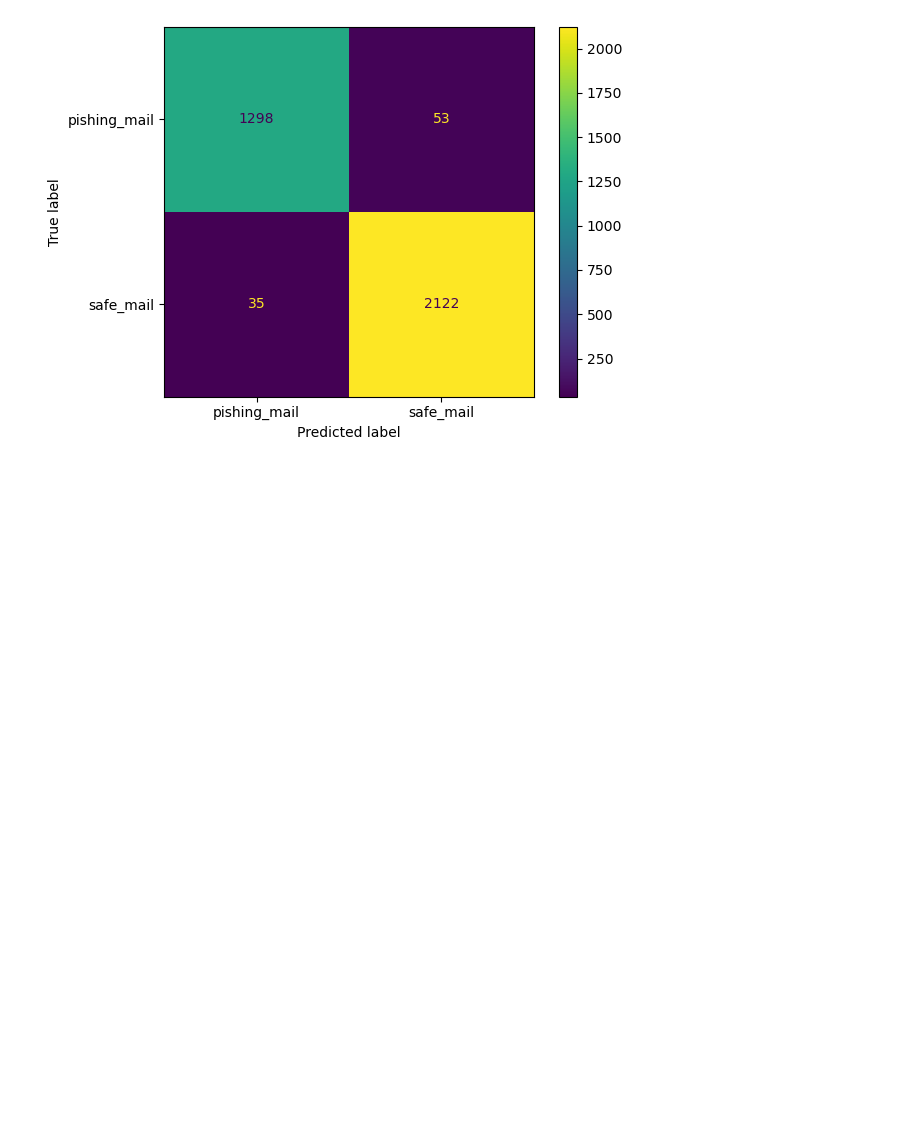
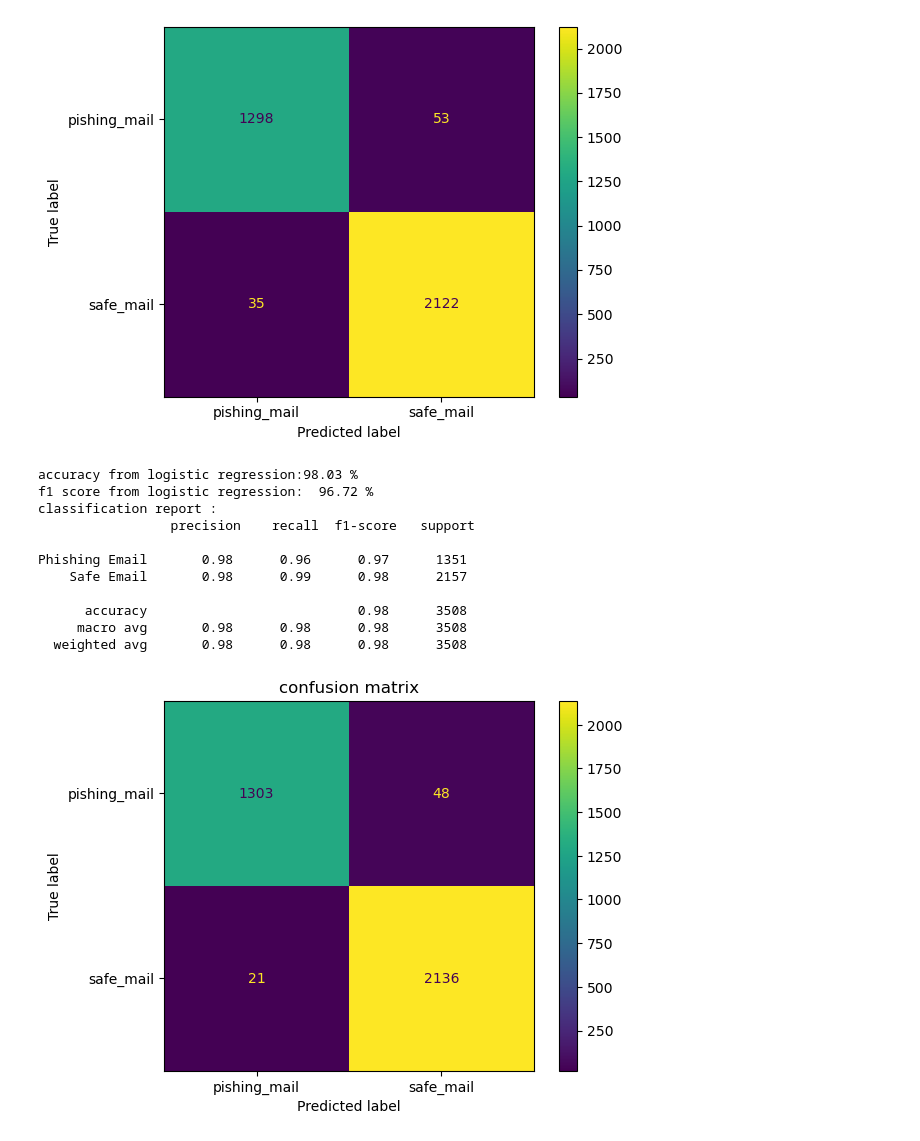
Before and after one commit to Hiroshan01/AI-Powered-Phishing-Email-Detection-, a Jupyter notebook: AIModel/phishingEmail.ipynb, the cells around one changed output. Drawn from its saved outputs; the diff is of its cells as text; code cells hidden in the pictures; blank space fills up the shorter version.

Commit message:
Apply LogisticRegression algoritham and use performance metrix

```diff
--- a/AIModel/phishingEmail.ipynb
+++ b/AIModel/phishingEmail.ipynb
@@ -217,3 +217,32 @@ Phishing Email       0.97      0.96      0.97      1351
      macro avg       0.97      0.97      0.97      3508
   weighted avg       0.97      0.97      0.97      3508
 [figure]
+# %%
+lg = LogisticRegression()
+lg.fit(x_train,y_train)
+
+# prediction
+pred_lg = lg.predict(x_test)
+# performance
+print("")
+print(f"accuracy from logistic regression:{accuracy_score(y_test,pred_lg)*100:.2f} %")
+print(f"f1 score from logistic regression:  {f1_score(y_test, pred_nav, pos_label='Phishing Email') * 100:.2f} %")
+print("classification report : \n",classification_report(y_test,pred_lg))
+
+clf_lg = confusion_matrix(y_test,pred_lg)
+cx_ = ConfusionMatrixDisplay(clf_lg,display_labels=['pishing_mail','safe_mail']).plot()
+plt.title("confusion matrix")
+plt.show()
+# %% [output]
+accuracy from logistic regression:98.03 %
+f1 score from logistic regression:  96.72 %
+classification report :
+                 precision    recall  f1-score   support
+
+Phishing Email       0.98      0.96      0.97      1351
+    Safe Email       0.98      0.99      0.98      2157
+
+      accuracy                           0.98      3508
+     macro avg       0.98      0.98      0.98      3508
+  weighted avg       0.98      0.98      0.98      3508
+[figure, added]
```
